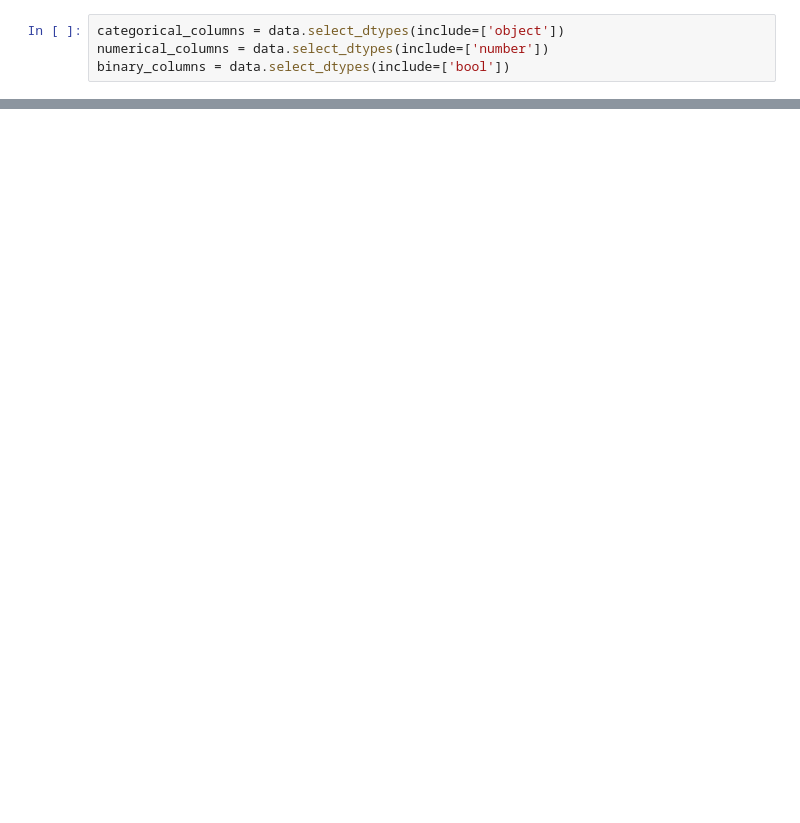
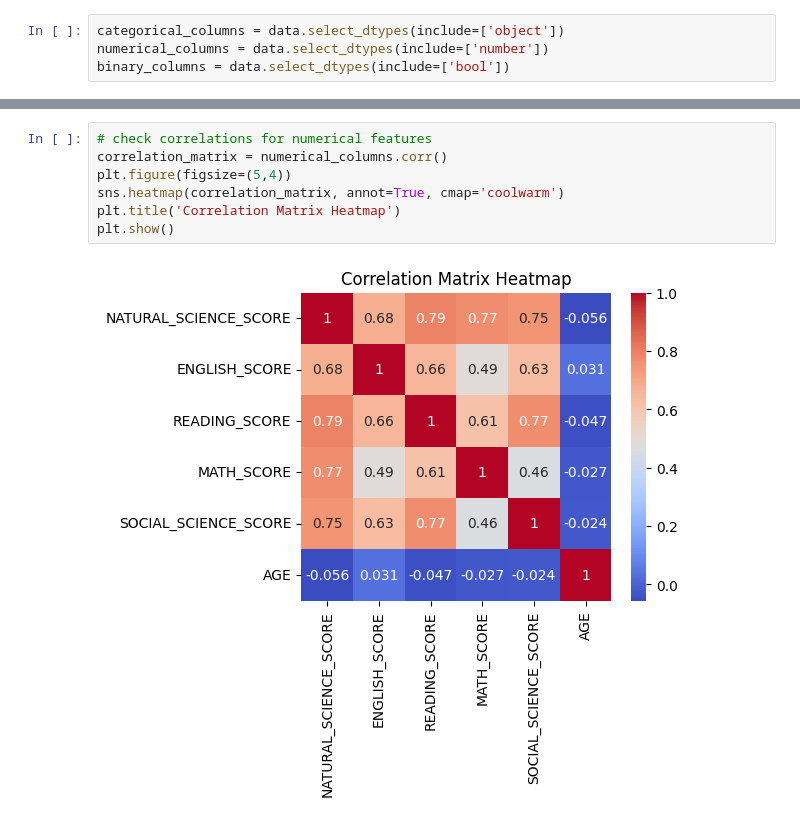
Before and after one commit to DiegoGarciaFrade/ResponsibleAI_G1, a Jupyter notebook: project/data_exploration.ipynb, the cells around one changed output, grey strips where cells are left out. Saved outputs shown, nothing was run; the diff lists cells and outputs as text; blank space fills up the shorter version.

```diff
--- a/project/data_exploration.ipynb
+++ b/project/data_exploration.ipynb
@@ -68,0 +140,9 @@ binary_columns = data.select_dtypes(include=['bool'])
+# %%
+# check correlations for numerical features
+correlation_matrix = numerical_columns.corr()
+plt.figure(figsize=(5,4))
+sns.heatmap(correlation_matrix, annot=True, cmap='coolwarm')
+plt.title('Correlation Matrix Heatmap')
+plt.show()
+# %% [output]
+[figure, added]
```
Also changed, not shown: parts of 10 cells of this notebook.
